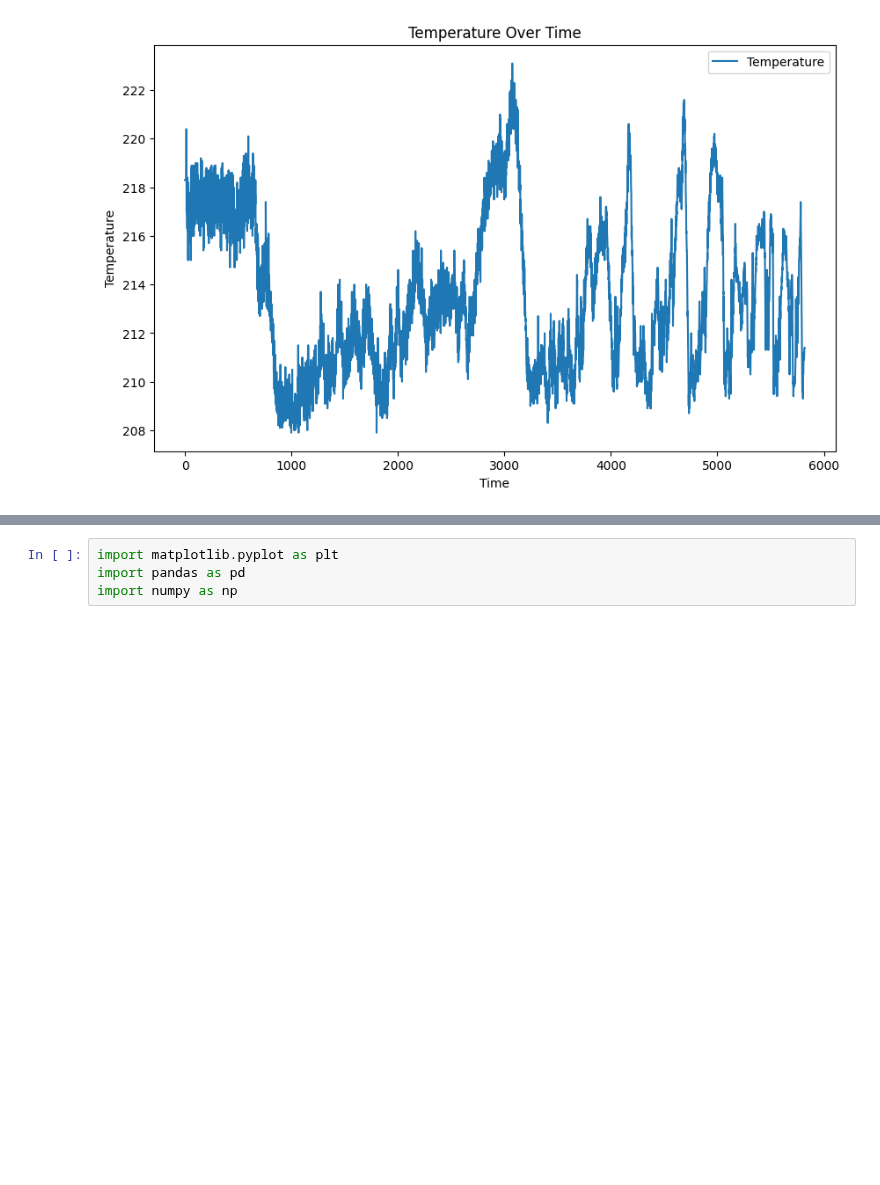
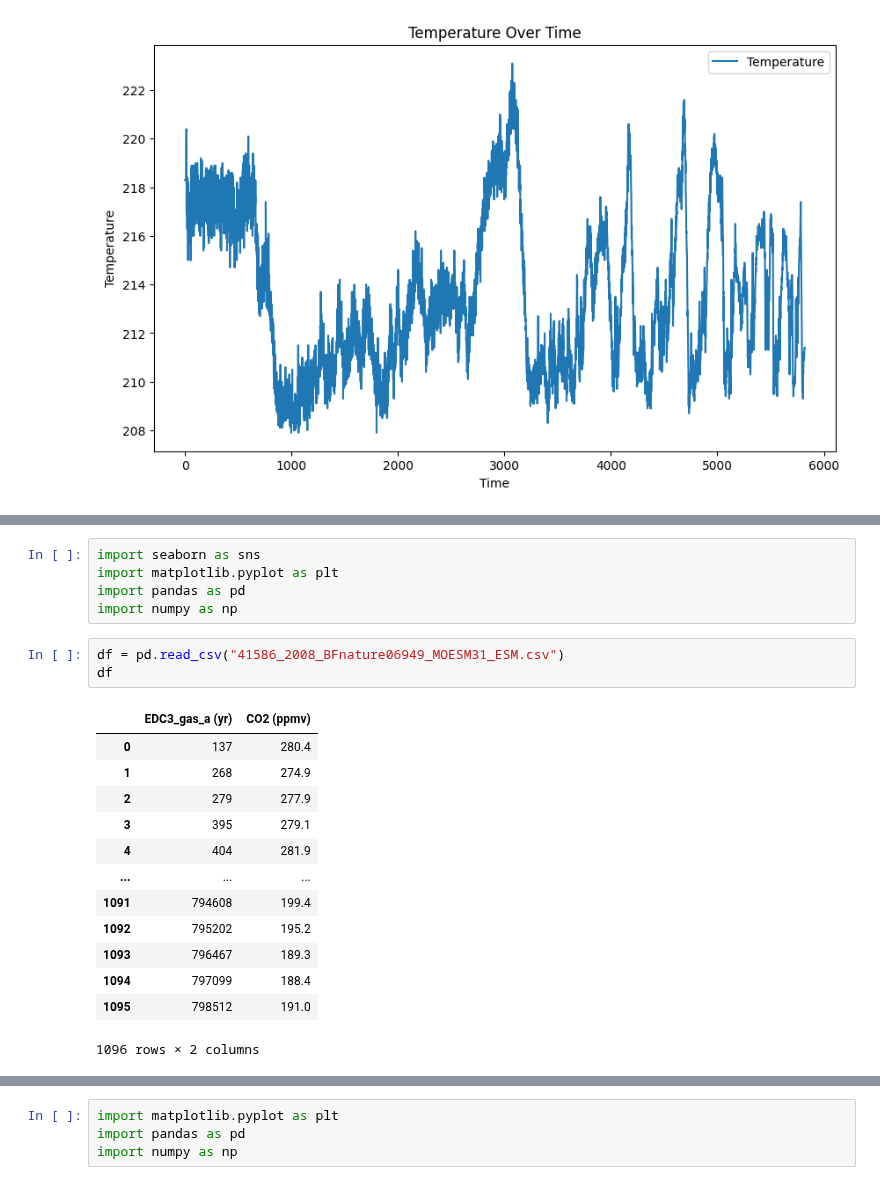
Before and after one commit to Tanjasta/PFDA_Assignment2, a Jupyter notebook: PFDA_Assignment2.ipynb, the cells around one changed output, grey strips where cells are left out. Cells and saved outputs as stored; diff of their text form; blank space fills up the shorter version.

```diff
--- a/PFDA_Assignment2.ipynb
+++ b/PFDA_Assignment2.ipynb
@@ -209,0 +233,22 @@ plt.show()  # Display the plot
+# %%
+import seaborn as sns
+import matplotlib.pyplot as plt
+import pandas as pd
+import numpy as np
+# %%
+df = pd.read_csv("41586_2008_BFnature06949_MOESM31_ESM.csv")
+df
+# %% [output]
+|  | EDC3_gas_a (yr) | CO2 (ppmv) |
+| 0 | 137 | 280.4 |
+| 1 | 268 | 274.9 |
+| 2 | 279 | 277.9 |
+| 3 | 395 | 279.1 |
+| 4 | 404 | 281.9 |
+| ... | ... | ... |
+| 1091 | 794608 | 199.4 |
+| 1092 | 795202 | 195.2 |
+| 1093 | 796467 | 189.3 |
+| 1094 | 797099 | 188.4 |
+| 1095 | 798512 | 191.0 |
+1096 rows × 2 columns
```
Also changed, not shown: parts of 8 cells of this notebook, 2 other files.
